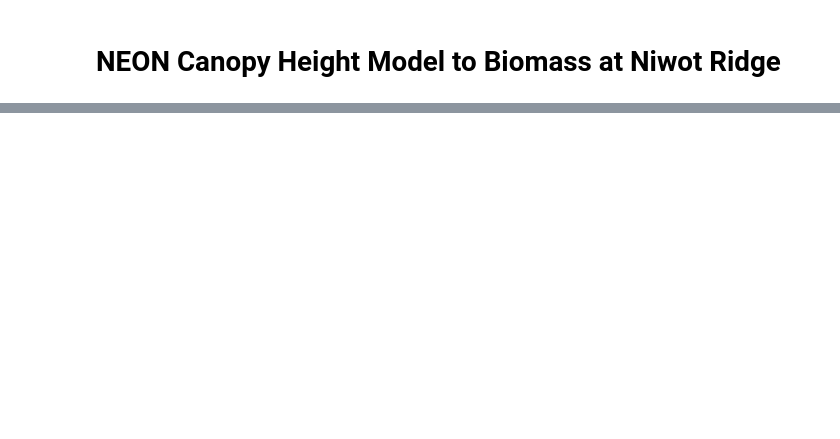
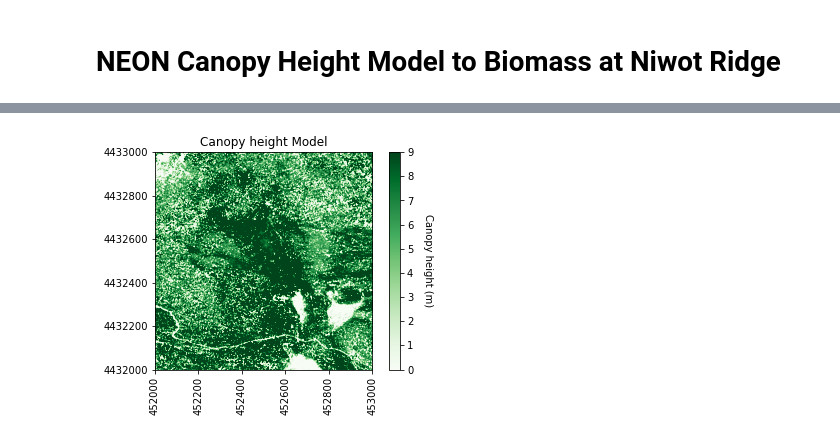
Before and after one commit to vscholl/neon_carbon_estimate, a Jupyter notebook: chm_to_biomass.ipynb, the cells around one changed output, grey strips where cells are left out. Cells and saved outputs as stored; diff of their text form; code cells hidden in the pictures; blank space fills up the shorter version.

```diff
--- a/chm_to_biomass.ipynb
+++ b/chm_to_biomass.ipynb
@@ -38,0 +54,37 @@ def plot_band_array(band_array,image_extent,title,cmap_title,colormap,colormap_l
+# %%
+# Define a path to the CHM file
+chm_file = './data/NEON_D13_NIWO_DP3_452000_4432000_CHM.tif'
+# %%
+# Get info from CHM file for outputting results
+just_chm_file = os.path.basename(chm_file)
+just_chm_file_split = just_chm_file.split(sep="_")
+# %%
+# Open the CHM file with GDAL
+chm_dataset = gdal.Open(chm_file)
+
+# Get the raster band object
+chm_raster = chm_dataset.GetRasterBand(1)
+
+# Get the NO DATA value
+noDataVal_chm = chm_raster.GetNoDataValue()
+
+# Get required metadata from CHM file
+cols_chm = chm_dataset.RasterXSize
+rows_chm = chm_dataset.RasterYSize
+bands_chm = chm_dataset.RasterCount
+mapinfo_chm =chm_dataset.GetGeoTransform()
+xMin = mapinfo_chm[0]
+yMax = mapinfo_chm[3]
+xMax = xMin + chm_dataset.RasterXSize/mapinfo_chm[1]
+yMin = yMax + chm_dataset.RasterYSize/mapinfo_chm[5]
+image_extent = (xMin,xMax,yMin,yMax)
+# %%
+# Plot the original CHM
+plt.figure(1)
+chm_array = chm_raster.ReadAsArray(0,0,cols_chm,rows_chm).astype(np.float)
+
+# Plot the CHM figure
+plot_band_array(chm_array,image_extent,'Canopy height Model','Canopy height (m)','Greens',[0, 9])
+plt.savefig(just_chm_file_split[0]+'_'+just_chm_file_split[1]+'_'+just_chm_file_split[2]+'_'+just_chm_file_split[3]+'_'+just_chm_file_split[4]+'_'+just_chm_file_split[5]+'_'+'CHM.png',dpi=300,orientation='landscape',bbox_inches='tight',pad_inches=0.1)
+# %% [output]
+[figure, added]
```
Also changed, not shown: parts of 3 cells of this notebook, 1 other file.
